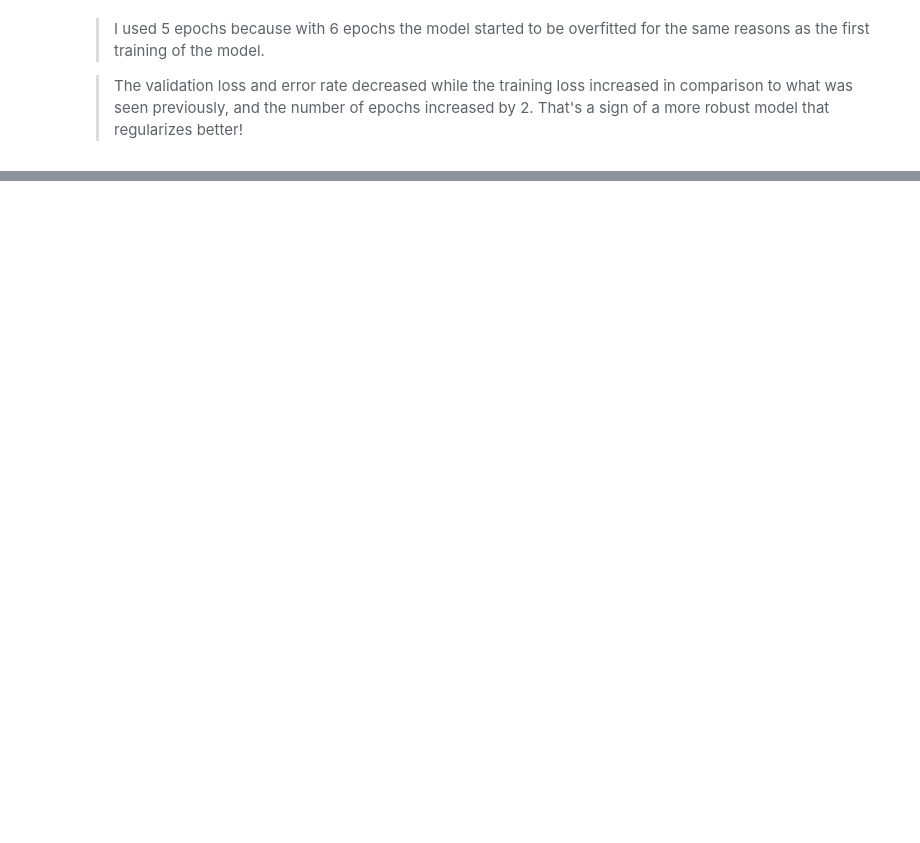
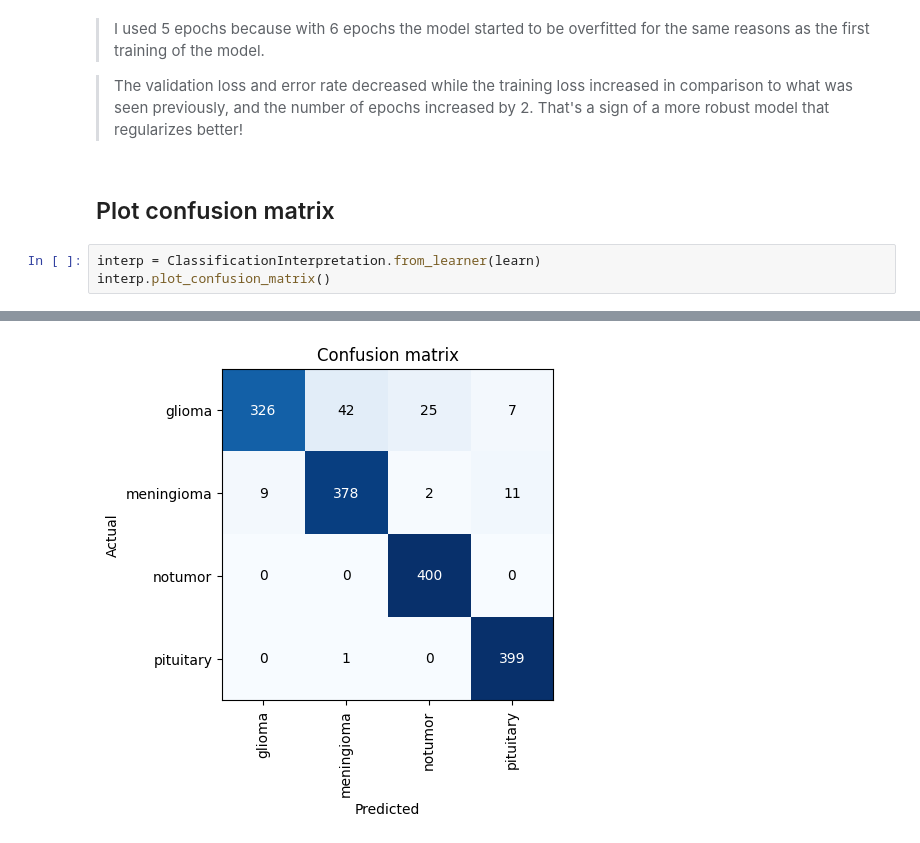
Before and after one commit to aviram421/mri-tumor-classification, a Jupyter notebook: tumor-classification-model.ipynb, the cells around one changed output, grey strips where cells are left out. Cells and saved outputs as stored; diff of their text form; blank space fills up the shorter version.

Commit message:
Plot confusion matrix for the augmented model

```diff
--- a/tumor-classification-model.ipynb
+++ b/tumor-classification-model.ipynb
@@ -191,3 +191,9 @@ learn = train_model(5)
 > I used 5 epochs because with 6 epochs the model started to be overfitted for the same reasons as the first training of the model.
 
 > The validation loss and error rate decreased while the training loss increased in comparison to what was seen previously, and the number of epochs increased by 2. That's a sign of a more robust model that regularizes better!
+# %% [markdown]
+## Plot confusion matrix
+# %%
+interp = ClassificationInterpretation.from_learner(learn)
+interp.plot_confusion_matrix()
+# %% [output]
@@ -193,0 +202 @@ learn = train_model(5)
+[figure, added]
```
Also changed, not shown: parts of 4 cells of this notebook.
